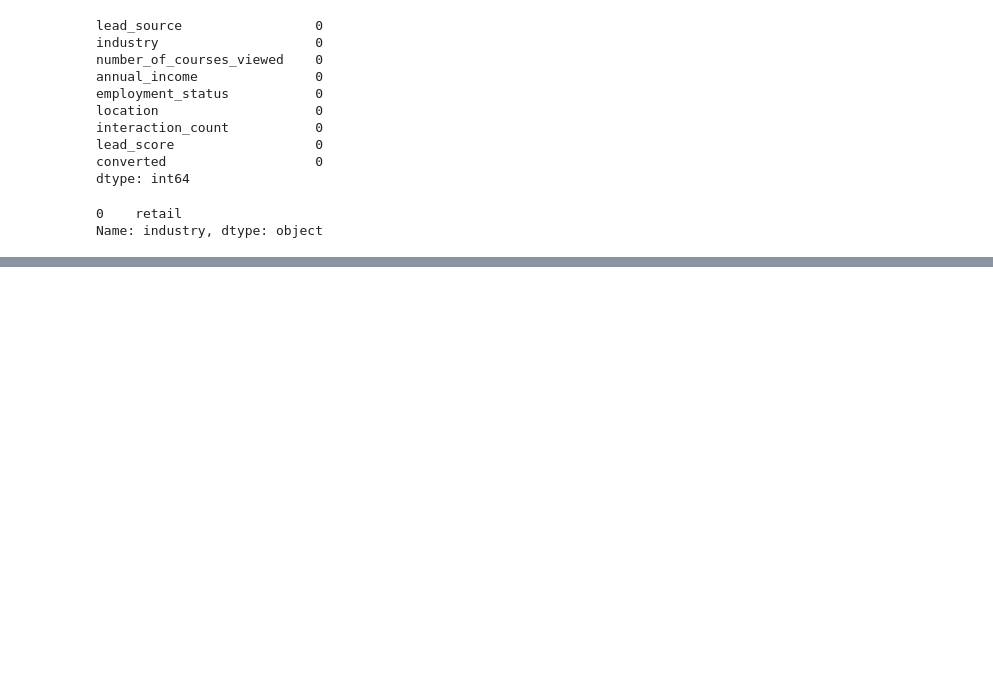
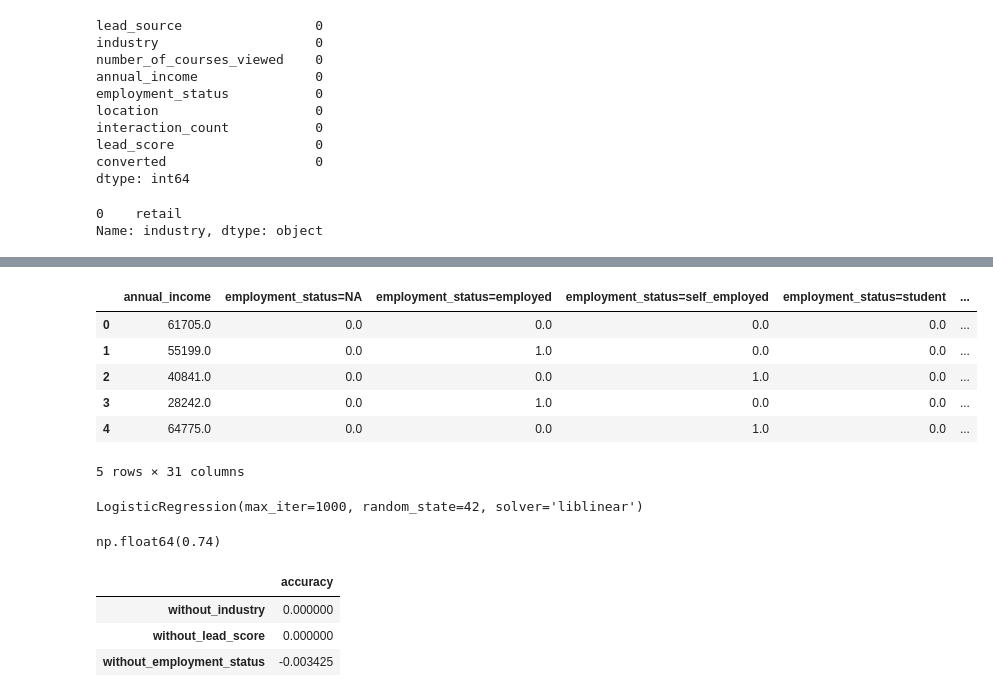
Before and after one commit to jjean95/ML_Zoomcamp_homework, a Jupyter notebook: 03-classification/homework3.ipynb, the cells around one changed output, grey strips where cells are left out. Drawn from its saved outputs; the diff is of its cells as text; code cells hidden in the pictures; blank space fills up the shorter version.

```diff
--- a/03-classification/homework3.ipynb
+++ b/03-classification/homework3.ipynb
@@ -73,0 +122,6 @@ Name: industry, dtype: object
+# %%
+seed = 42
+df_X, df_y = df.drop(['converted'], axis=1).copy(), df['converted'].copy()
+
+X_train, X_val, y_train, y_val = train_test_split(df_X, df_y, train_size=0.6, random_state=seed)
+X_val, X_test, y_val, y_test = train_test_split(X_val, y_val, train_size=0.5, random_state=seed)
@@ -73,0 +157,32 @@ Name: industry, dtype: object
+# %%
+#One Hot Encoding
+train_dicts = X_train.to_dict(orient='records')
+val_dicts = X_val.to_dict(orient='records')
+test_dicts = X_test.to_dict(orient='records')
+
+dv = DictVectorizer(sparse=False).set_output(transform='pandas').fit(train_dicts)
+
+X_train = dv.transform(train_dicts)
+X_val = dv.transform(val_dicts)
+X_test = dv.transform(test_dicts)
+
+X_train.head(5)
+# %% [output]
+|  | annual_income | employment_status=NA | employment_status=employed | employment_status=self_employed | employment_status=student | ... |
+| 0 | 61705.0 | 0.0 | 0.0 | 0.0 | 0.0 | ... |
+| 1 | 55199.0 | 0.0 | 1.0 | 0.0 | 0.0 | ... |
+| 2 | 40841.0 | 0.0 | 0.0 | 1.0 | 0.0 | ... |
+| 3 | 28242.0 | 0.0 | 1.0 | 0.0 | 0.0 | ... |
+| 4 | 64775.0 | 0.0 | 0.0 | 1.0 | 0.0 | ... |
+5 rows × 31 columns
+# %%
+model = LogisticRegression(solver='liblinear', C=1.0, max_iter=1000, random_state=seed)
+model.fit(X_train, y_train)
+# %% [output]
+LogisticRegression(max_iter=1000, random_state=42, solver='liblinear')
+# %%
+y_pred_val = model.predict_proba(X_val)[:, 1] >= 0.5
+acc = (y_val == y_pred_val).mean()
+round(acc, 2)
+# %% [output]
+np.float64(0.74)
@@ -73,0 +200,16 @@ Name: industry, dtype: object
+# %%
+features_list = ["industry", "employment_status", "lead_score"]
+acc_features = []
+for feature in features_list:
+    model = LogisticRegression(solver='liblinear', C=1.0, max_iter=1000, random_state=seed)
+    mask = ~X_train.columns.str.contains(feature)
+    model.fit(X_train.loc[:, mask], y_train)
+    y_pred_val = model.predict_proba(X_val.loc[:, mask])[:, 1] >= 0.5
+    acc_features.append((y_val == y_pred_val).mean())
+
+pd.DataFrame(data={'accuracy':acc-acc_features}, index=[f"without_{feature}" for feature in features_list]).sort_values(by='accuracy', ascending=False)
+# %% [output]
+|  | accuracy |
+| without_industry | 0.000000 |
+| without_lead_score | 0.000000 |
+| without_employment_status | -0.003425 |
```
Also changed, not shown: parts of 12 cells of this notebook.
